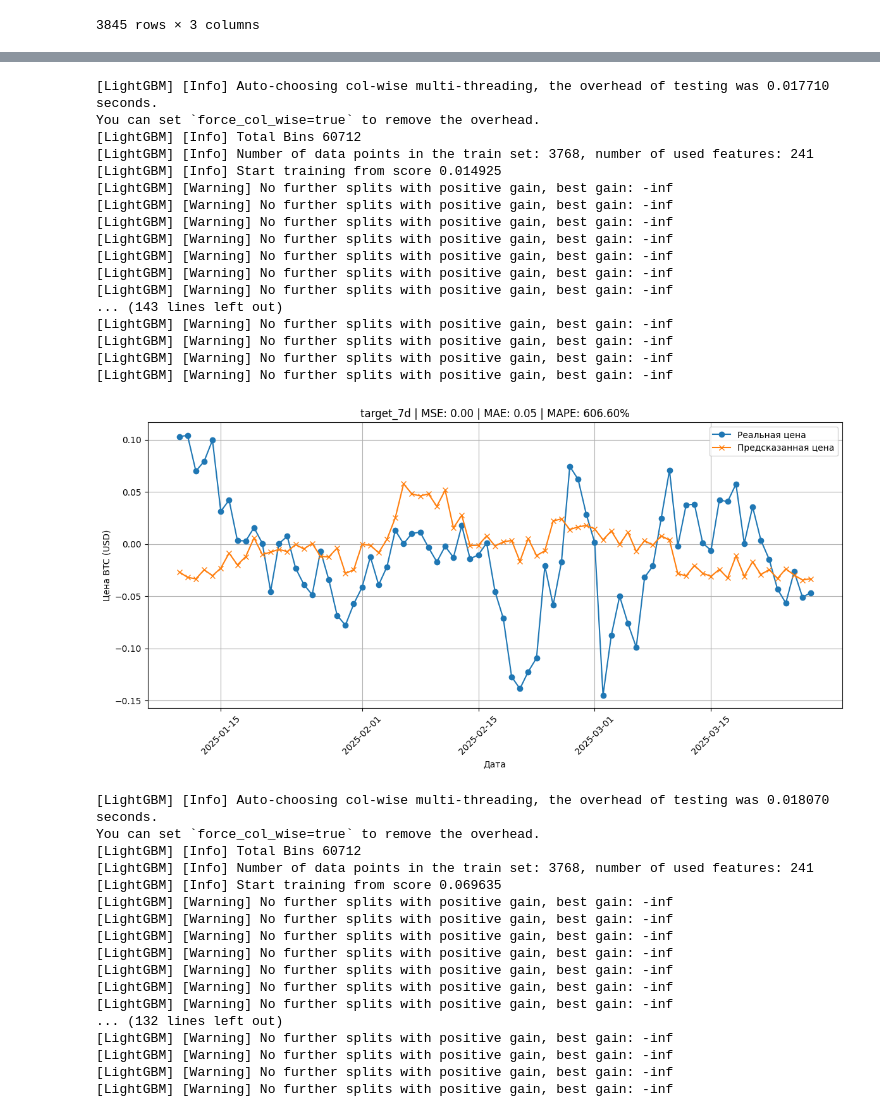
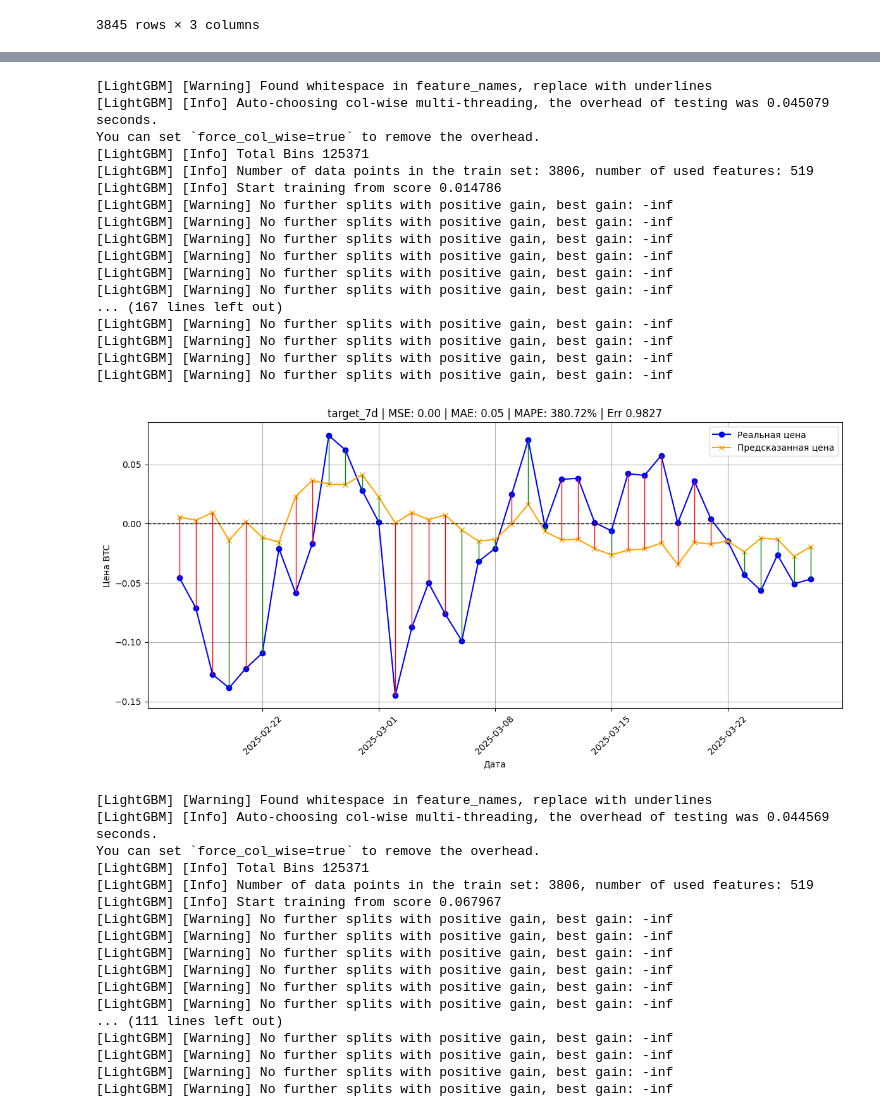
Before and after one commit to sumrak10/WangAI, a Jupyter notebook: notebooks/test.ipynb, the cells around one changed output, grey strips where cells are left out. Saved outputs shown, nothing was run; the diff lists cells and outputs as text; code cells hidden in the pictures.

```diff
--- a/notebooks/test.ipynb
+++ b/notebooks/test.ipynb
@@ -1,10 +1,13 @@
 # %%
 import datetime
+import logging
+import math
 
 from src.logger import LoggerConfig
 
 LoggerConfig.setup_logger()
 
 ANALYSIS_START_DATE = datetime.date.fromisoformat("2014-09-17")
-ANALYSIS_END_DATE = datetime.date.fromisoformat("2025-04-27")
+ANALYSIS_END_DATE = datetime.date.fromisoformat("2025-05-02")
+TOKEN = 'btc'
 # %% [output]
@@ -16,12 +19,12 @@ google_trends_data = GoogleTrendsDataSource.load(
     to_date=ANALYSIS_END_DATE,
     keywords=[
         'bitcoin', 'btc', 'ethereum', 'eth', 'crypto',
-        'buy bitcoin', 'sell bitcoin', 'bitcoin price', 'crypto trading', 'crypto price',
+        'bitcoin price', 'crypto trading', 'crypto price',
         'crypto crash', 'bitcoin crash', 'crypto fear', 'crypto bull run', 'crypto bear market',
         'gold', 'usd', 'usdt', 'usdc',
         'web3', 'nft', 'defi', 'blockchain',
         'binance', 'coinbase', 'crypto.com', 'kraken', 'okx',
-        'bitcoin investment', 'how to buy bitcoin', 'bitcoin price',
+        'bitcoin investment',
         'war', 'conflict', 'ETF',
     ]
 )
@@ -173,6 +184,8 @@ real_data
 | 0 | 2014-09-17 | -0.071926 | 457.334015 |
 3845 rows × 3 columns
 # %%
+import math
+
 from lightgbm import LGBMRegressor
 from sklearn.model_selection import train_test_split
 from sklearn.metrics import mean_squared_error, mean_absolute_error
@@ -187,7 +200,7 @@ mape_scores = {}
 X = features.copy()
 y = targets.copy()
 
-X_train, X_test, y_train, y_test = train_test_split(X, y, test_size=0.02, shuffle=False)
+X_train, X_test, y_train, y_test = train_test_split(X, y, test_size=0.01, shuffle=False)
 
 # 2. Для каждой цели обучаем свою модель
 for target_name in y.columns:
@@ -206,7 +219,7 @@ for target_name in y.columns:
     model.fit(X_train, y_train[target_name])
 
     y_pred = model.predict(X_test)
-    y_pred_price = X_test['btc_usd_close'].values * (1 + y_pred)
+    y_pred_price = X_test[f'{TOKEN}_usd_close'].values * (1 + y_pred)
 
     mse = mean_squared_error(y_test[target_name], y_pred)
     mae = mean_absolute_error(y_test[target_name], y_pred)
@@ -215,18 +228,41 @@ for target_name in y.columns:
     mse_scores[target_name] = mse
     mape_scores[target_name] = mape
 
+    error_summ = 0
+    for real, pred in zip(real_values, pred_values):
+        if pred > 0 and real > 0 or pred < 0 and real < 0:
+            pass
+        error_summ += math.fabs(real - pred)
+
     # 3. Строим график для каждой цели
     plt.figure(figsize=(12, 6))
     x_dates = df.loc[y_test.index, 'date']
 
-    plt.plot(x_dates, y_test[target_name].values, label="Реальная цена", marker='o')
-    plt.plot(x_dates, y_pred, label="Предсказанная цена", marker='x')
-    plt.title(f"{target_name} | MSE: {mse:.2f} | MAE: {mae:.2f} | MAPE: {mape:.2f}%")
+    real_values = y_test[target_name].values
+    pred_values = y_pred
+
+    # Основные линии
+    plt.plot(x_dates, real_values, label="Реальная цена", marker='o', color='blue')
+    plt.plot(x_dates, pred_values, label="Предсказанная цена", marker='x', color='orange')
+
+    # Линия уровня 0
+    plt.axhline(0, color='black', linewidth=1, linestyle='--')
+
+    # Цветная визуализация разницы
+    for x, real, pred in zip(x_dates, real_values, pred_values):
+        if pred > 0 and real > 0 or pred < 0 and real < 0:
+            color = 'green'
+        else:
+            color = 'red'
+        plt.plot([x, x], [real, pred], color=color, linestyle='-', linewidth=1)
+
+    plt.title(f"{target_name} | MSE: {mse:.2f} | MAE: {mae:.2f} | MAPE: {mape:.2f}% | Err {error_summ:.4f}")
     plt.xlabel("Дата")
-    plt.ylabel("Цена BTC (USD)")
+    plt.ylabel(f"Цена {TOKEN.upper()}")
     plt.legend()
     plt.grid(True)
 
+    # Форматирование дат
     plt.gca().xaxis.set_major_formatter(mdates.DateFormatter('%Y-%m-%d'))
     plt.gca().xaxis.set_major_locator(mdates.AutoDateLocator())
     plt.xticks(rotation=45)
@@ -255,34 +291,34 @@ You can set `force_col_wise=true` to remove the overhead.
-[LightGBM] [Info] Auto-choosing col-wise multi-threading, the overhead of testing was 0.017710 seconds.
+[LightGBM] [Warning] Found whitespace in feature_names, replace with underlines
+[LightGBM] [Info] Auto-choosing col-wise multi-threading, the overhead of testing was 0.045079 seconds.
 You can set `force_col_wise=true` to remove the overhead.
-[LightGBM] [Info] Total Bins 60712
-[LightGBM] [Info] Number of data points in the train set: 3768, number of used features: 241
-[LightGBM] [Info] Start training from score 0.014925
+[LightGBM] [Info] Total Bins 125371
+[LightGBM] [Info] Number of data points in the train set: 3806, number of used features: 519
+[LightGBM] [Info] Start training from score 0.014786
 [LightGBM] [Warning] No further splits with positive gain, best gain: -inf
 [LightGBM] [Warning] No further splits with positive gain, best gain: -inf
 [LightGBM] [Warning] No further splits with positive gain, best gain: -inf
 [LightGBM] [Warning] No further splits with positive gain, best gain: -inf
 [LightGBM] [Warning] No further splits with positive gain, best gain: -inf
 [LightGBM] [Warning] No further splits with positive gain, best gain: -inf
-[LightGBM] [Warning] No further splits with positive gain, best gain: -inf
-... (143 lines left out)
+... (167 lines left out)
 [LightGBM] [Warning] No further splits with positive gain, best gain: -inf
 [LightGBM] [Warning] No further splits with positive gain, best gain: -inf
 [LightGBM] [Warning] No further splits with positive gain, best gain: -inf
 [LightGBM] [Warning] No further splits with positive gain, best gain: -inf
-[figure, old version]
+[figure, new version]
-[LightGBM] [Info] Auto-choosing col-wise multi-threading, the overhead of testing was 0.018070 seconds.
+[LightGBM] [Warning] Found whitespace in feature_names, replace with underlines
+[LightGBM] [Info] Auto-choosing col-wise multi-threading, the overhead of testing was 0.044569 seconds.
 You can set `force_col_wise=true` to remove the overhead.
-[LightGBM] [Info] Total Bins 60712
-[LightGBM] [Info] Number of data points in the train set: 3768, number of used features: 241
-[LightGBM] [Info] Start training from score 0.069635
+[LightGBM] [Info] Total Bins 125371
+[LightGBM] [Info] Number of data points in the train set: 3806, number of used features: 519
+[LightGBM] [Info] Start training from score 0.067967
 [LightGBM] [Warning] No further splits with positive gain, best gain: -inf
 [LightGBM] [Warning] No further splits with positive gain, best gain: -inf
 [LightGBM] [Warning] No further splits with positive gain, best gain: -inf
 [LightGBM] [Warning] No further splits with positive gain, best gain: -inf
 [LightGBM] [Warning] No further splits with positive gain, best gain: -inf
 [LightGBM] [Warning] No further splits with positive gain, best gain: -inf
-[LightGBM] [Warning] No further splits with positive gain, best gain: -inf
-... (132 lines left out)
+... (111 lines left out)
 [LightGBM] [Warning] No further splits with positive gain, best gain: -inf
 [LightGBM] [Warning] No further splits with positive gain, best gain: -inf
 [LightGBM] [Warning] No further splits with positive gain, best gain: -inf
```
Also changed, not shown: parts of 8 cells of this notebook, 7 other files.
